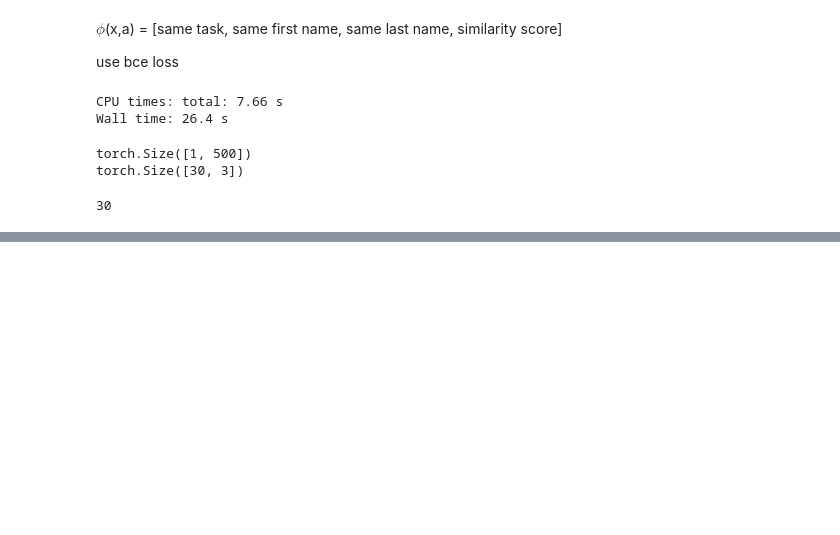
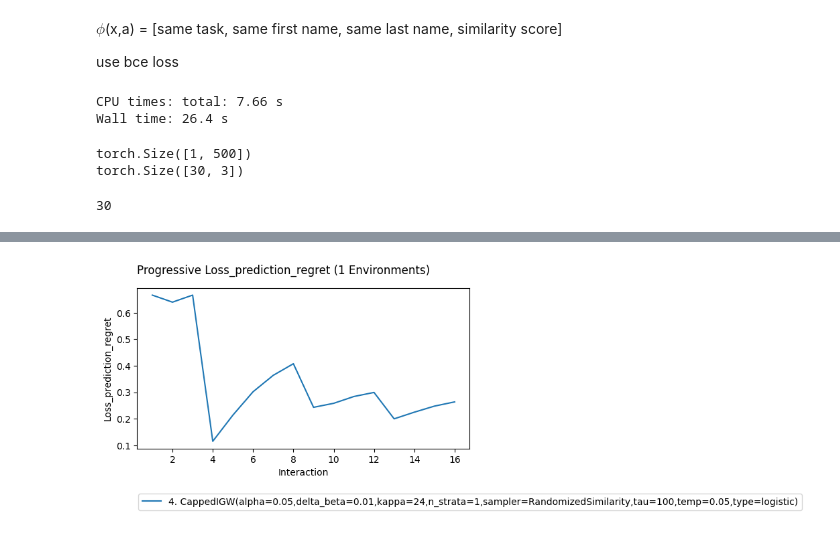
Before and after one commit to mrucker/onoff_experiments, a Jupyter notebook: demo/demo-example-selector.ipynb, the cells around one changed output, grey strips where cells are left out. Saved outputs shown, nothing was run; the diff lists cells and outputs as text; code cells hidden in the pictures; blank space fills up the shorter version.

```diff
--- a/demo/demo-example-selector.ipynb
+++ b/demo/demo-example-selector.ipynb
@@ -262,3 +268,7 @@ result.where(learner_id=0).plot_learners(y='best_const',colors=1+len(lrn),labels
+# %%
+result.where(learner_id=4).plot_learners(y='loss_prediction_regret')
+# %% [output]
+[figure, added]
 # %%
 hypers = random_draws(59) # <--- each of these is a tuple
 lrn = [ make_learner(hypers) for h in hypers ]
```
Also changed, not shown: parts of 2 cells of this notebook.
